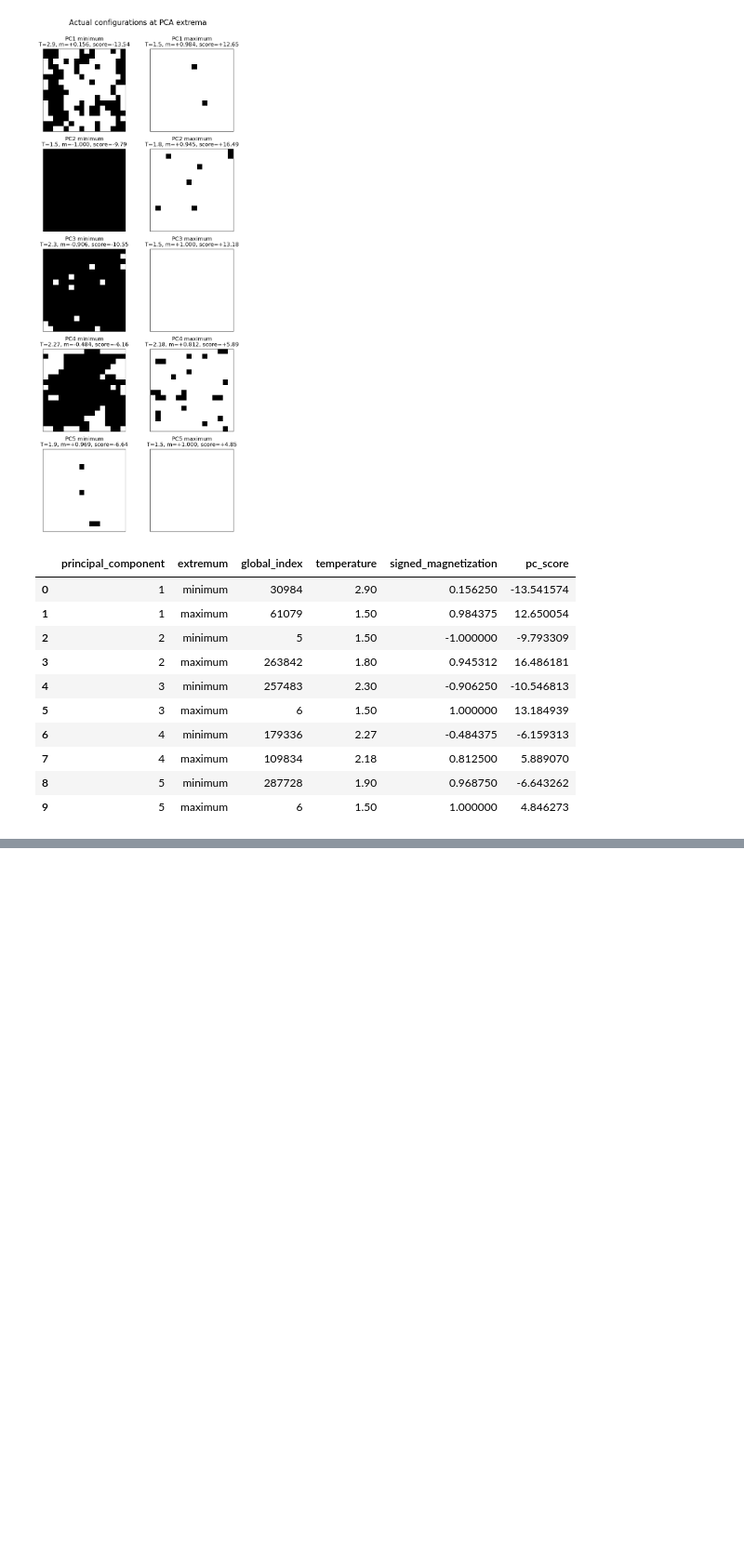
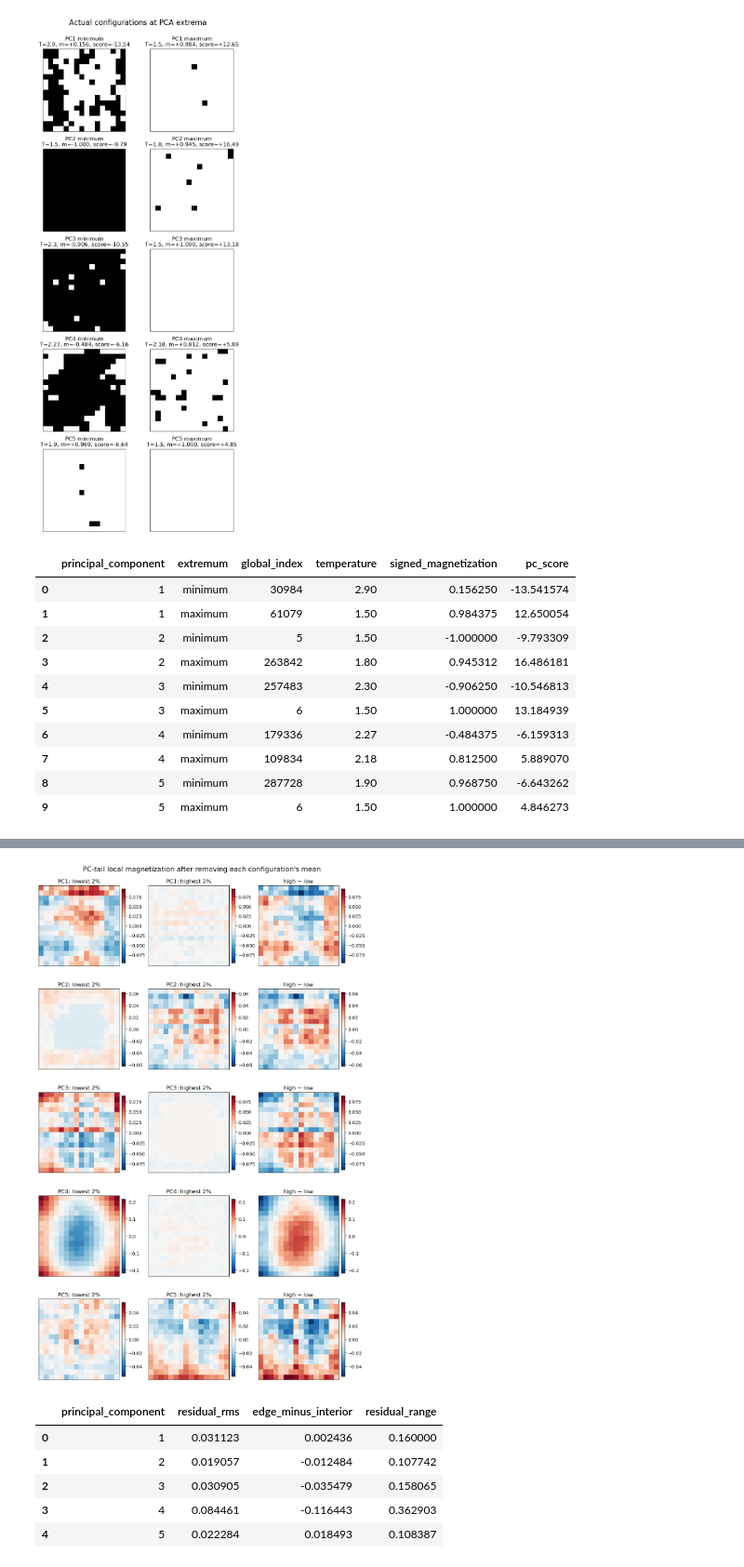
Before and after one commit to lledson425/Summer25, a Jupyter notebook: notebooks/ising/resnet_pca_variance_extrema.ipynb, the cells around one changed output, grey strips where cells are left out. Shown at 93% size. Saved outputs shown, nothing was run; the diff lists cells and outputs as text; code cells hidden in the pictures; blank space fills up the shorter version.

```diff
--- a/notebooks/ising/resnet_pca_variance_extrema.ipynb
+++ b/notebooks/ising/resnet_pca_variance_extrema.ipynb
@@ -301,0 +404,76 @@ extrema_table
+# %%
+residual_rows = []
+fig, axes = plt.subplots(5, 3, figsize=(10, 16), constrained_layout=True)
+
+for pc_index in range(5):
+    scores = np.asarray(pca90_scores[:, pc_index])
+    order = np.argsort(scores)
+    low_indices = order[:tail_count]
+    high_indices = order[-tail_count:]
+
+    def mean_residual(indices):
+        selected = np.asarray(all_spins[indices], dtype=np.float32)
+        selected -= selected.mean(axis=(1, 2), keepdims=True)
+        return selected.mean(axis=0)
+
+    low_residual = mean_residual(low_indices)
+    high_residual = mean_residual(high_indices)
+    residual_contrast = high_residual - low_residual
+    row_limit = max(
+        0.02,
+        float(np.max(np.abs([low_residual, high_residual, residual_contrast]))),
+    )
+
+    for column, (image_data, title) in enumerate((
+        (low_residual, f"PC{pc_index + 1}: lowest 2%"),
+        (high_residual, f"PC{pc_index + 1}: highest 2%"),
+        (residual_contrast, "high − low"),
+    )):
+        image = axes[pc_index, column].imshow(
+            image_data,
+            cmap="RdBu_r",
+            vmin=-row_limit,
+            vmax=row_limit,
+            interpolation="nearest",
+        )
+        axes[pc_index, column].set_title(title)
+        axes[pc_index, column].set_xticks([])
+        axes[pc_index, column].set_yticks([])
+        fig.colorbar(image, ax=axes[pc_index, column], fraction=0.046, pad=0.03)
+
+    edge_mask = np.zeros((L, L), dtype=bool)
+    edge_mask[[0, -1], :] = True
+    edge_mask[:, [0, -1]] = True
+    residual_rows.append({
+        "principal_component": pc_index + 1,
+        "residual_rms": float(np.sqrt(np.mean(residual_contrast ** 2))),
+        "edge_minus_interior": float(
+            residual_contrast[edge_mask].mean()
+            - residual_contrast[~edge_mask].mean()
+        ),
+        "residual_range": float(np.ptp(residual_contrast)),
+    })
+
+fig.suptitle("PC-tail local magnetization after removing each configuration's mean", fontsize=15)
+fig.savefig(
+    OUTPUT_ROOT / "ising16_resnet18_raw_pc1-5_mean_subtracted_spatial_maps.png",
+    dpi=250,
+    bbox_inches="tight",
+)
+plt.show()
+plt.close(fig)
+
+residual_summary = pd.DataFrame(residual_rows)
+residual_summary.to_csv(
+    OUTPUT_ROOT / "ising16_resnet18_raw_pc1-5_mean_subtracted_spatial_summary.csv",
+    index=False,
+)
+residual_summary
+# %% [output]
+[figure, added]
+|  | principal_component | residual_rms | edge_minus_interior | residual_range |
+| 0 | 1 | 0.031123 | 0.002436 | 0.160000 |
+| 1 | 2 | 0.019057 | -0.012484 | 0.107742 |
+| 2 | 3 | 0.030905 | -0.035479 | 0.158065 |
+| 3 | 4 | 0.084461 | -0.116443 | 0.362903 |
+| 4 | 5 | 0.022284 | 0.018493 | 0.108387 |
```
Also changed, not shown: parts of 8 cells of this notebook, 1 other file.
